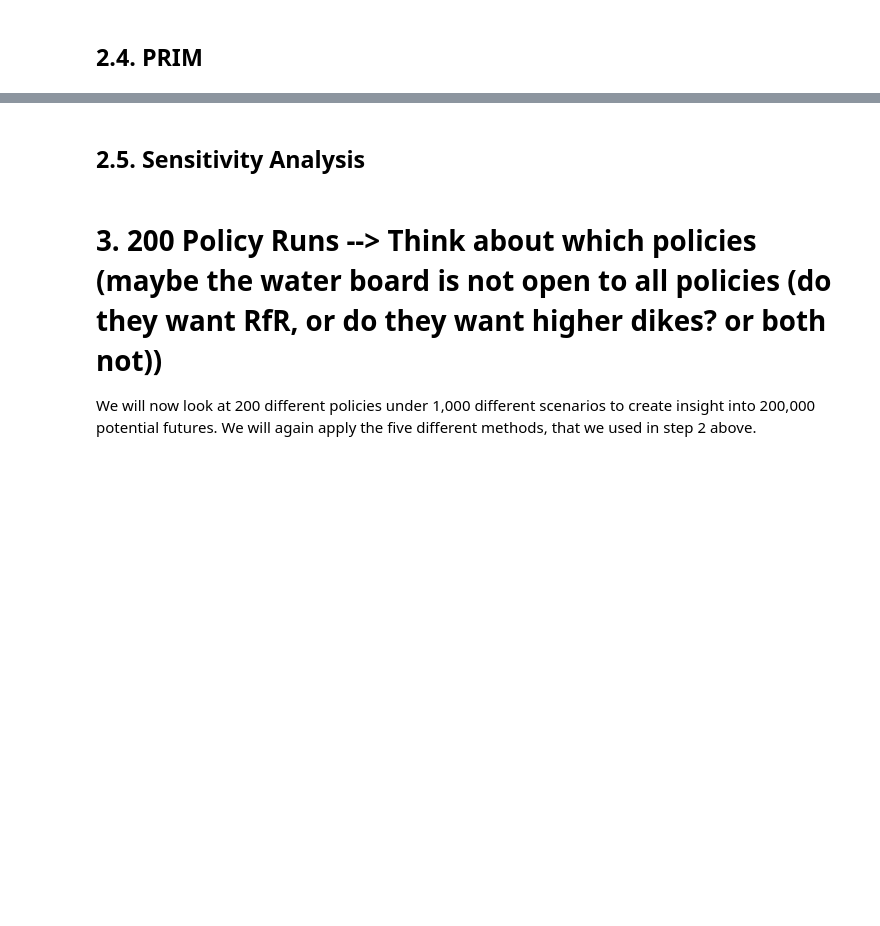
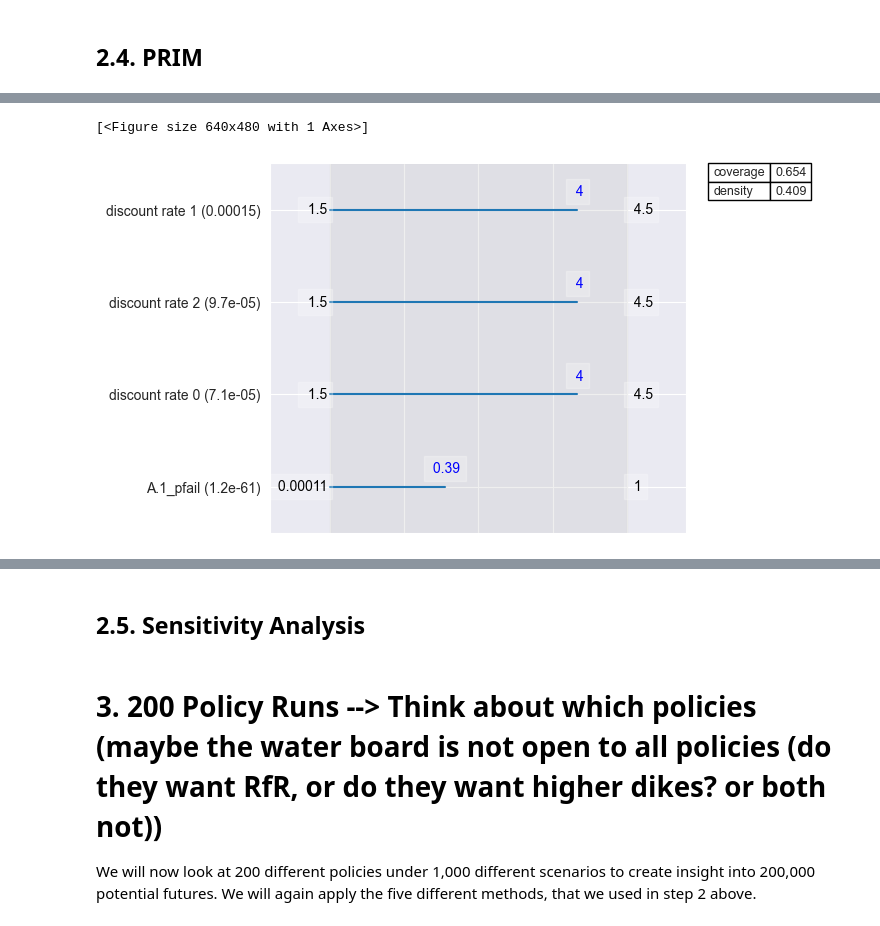
Before and after one commit to IsaacRHall/MBDM-project, a Jupyter notebook: final assignment/Step1_Notebook_Open_Exploration.ipynb, the cells around one changed output, grey strips where cells are left out. Drawn from its saved outputs; the diff is of its cells as text; code cells hidden in the pictures; blank space fills up the shorter version.

```diff
--- a/final assignment/Step1_Notebook_Open_Exploration.ipynb
+++ b/final assignment/Step1_Notebook_Open_Exploration.ipynb
@@ -77,0 +149,4 @@ plt.show()
+# %%
+# Box X has been selected due to the +/- 80% density
+box_number_of_choice = 12
+box1.inspect(box_number_of_choice)[0]
@@ -77,0 +170,5 @@ plt.show()
+# %%
+box1.inspect(box_number_of_choice, style="graph")
+# %% [output]
+[<Figure size 640x480 with 1 Axes>]
+[figure, added]
```
Also changed, not shown: parts of 39 cells of this notebook, 3 other files.
